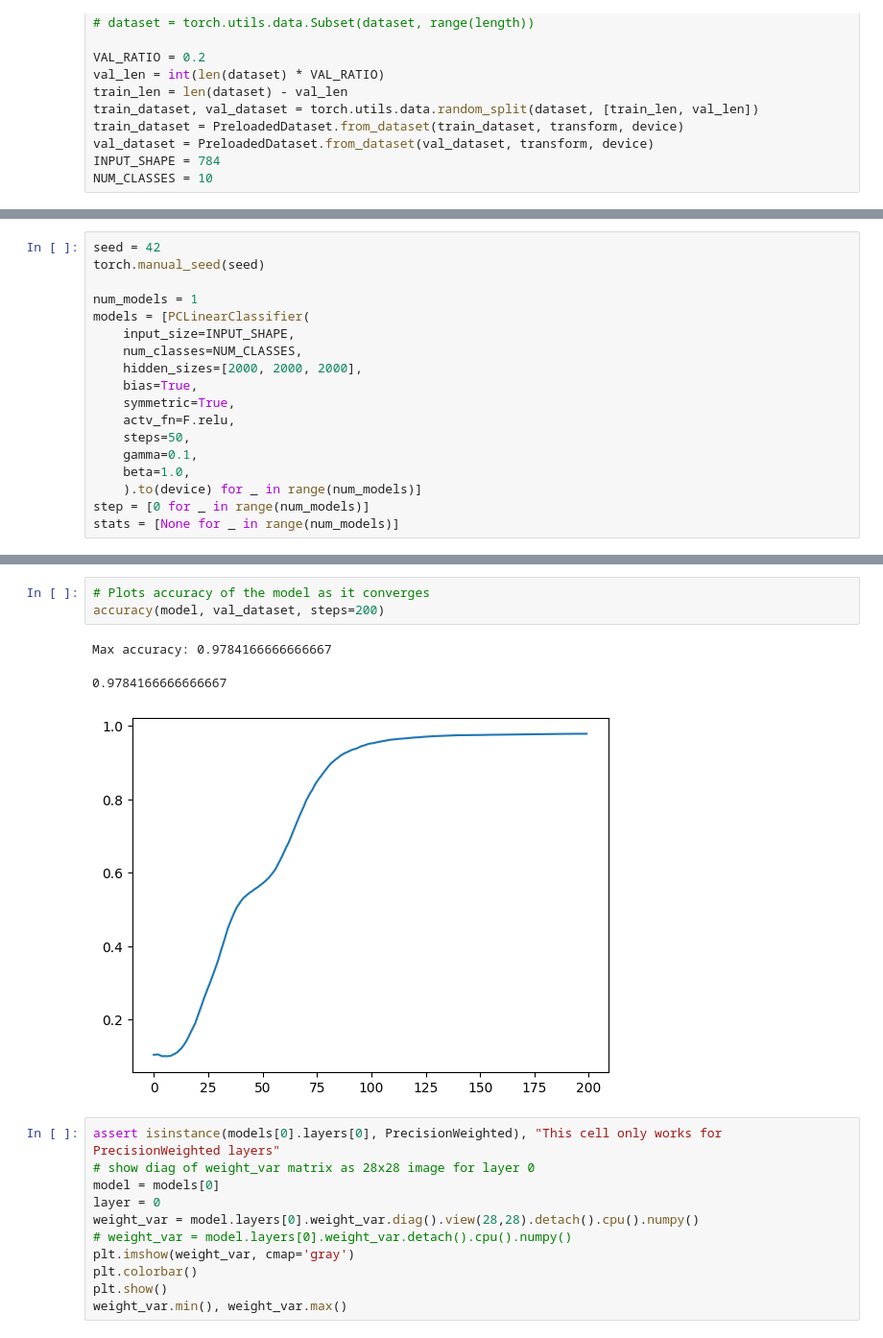
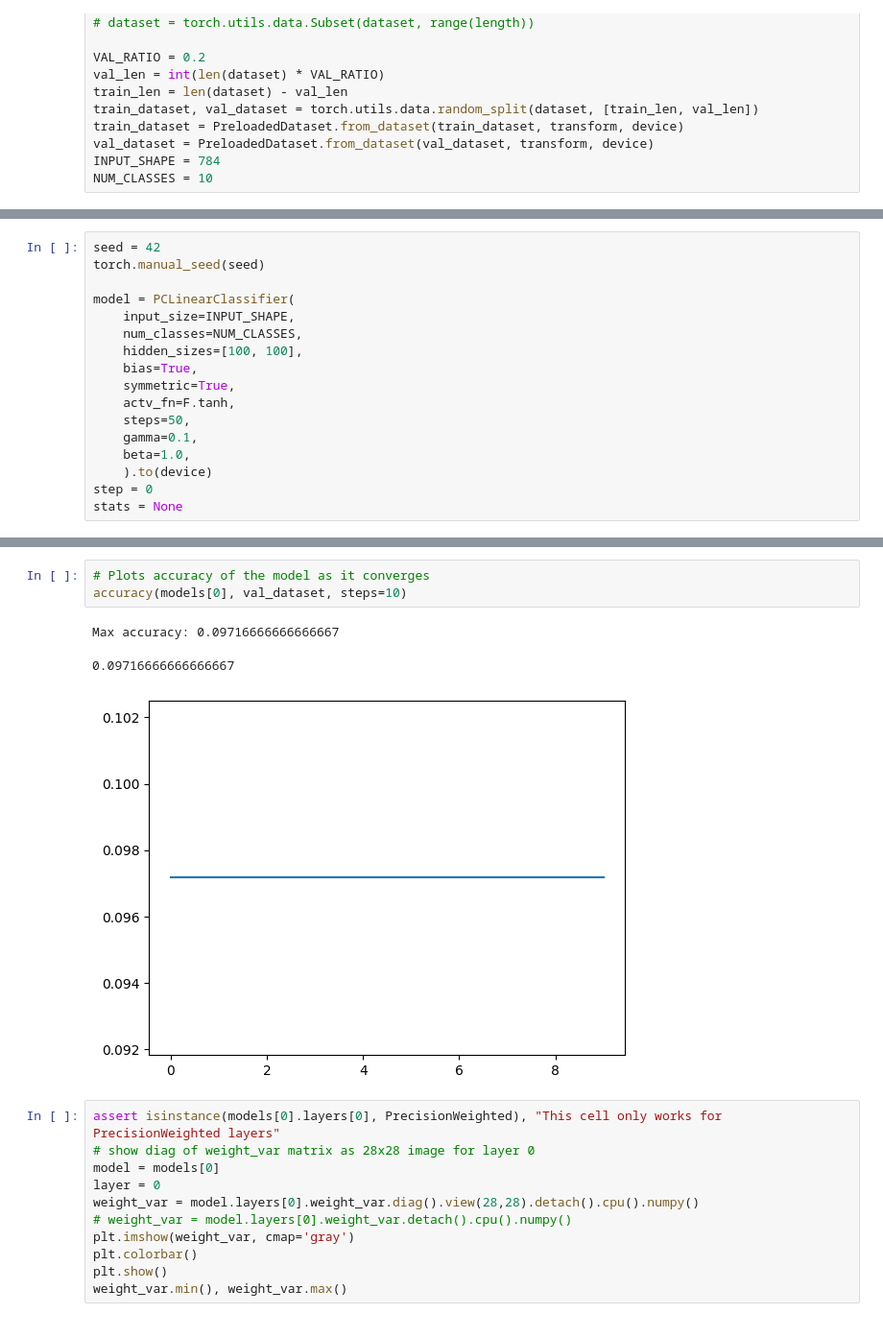
Before and after one commit to joeagriffith/pclib, a Jupyter notebook: mnist/mnist_pclinear.ipynb, the cells around one changed output, grey strips where cells are left out. Shown at 96% size. Drawn from its saved outputs; the diff is of its cells as text.

```diff
--- a/mnist/mnist_pclinear.ipynb
+++ b/mnist/mnist_pclinear.ipynb
@@ -90,20 +91,19 @@ Min value:  tensor(-0.4242, device='cuda:0')
 seed = 42
 torch.manual_seed(seed)
 
-num_models = 1
-models = [PCLinearClassifier(
+model = PCLinearClassifier(
     input_size=INPUT_SHAPE,
     num_classes=NUM_CLASSES,
-    hidden_sizes=[2000, 2000, 2000],
+    hidden_sizes=[100, 100],
     bias=True,
     symmetric=True,
-    actv_fn=F.relu,
+    actv_fn=F.tanh,
     steps=50,
     gamma=0.1,
     beta=1.0,
-    ).to(device) for _ in range(num_models)]
-step = [0 for _ in range(num_models)]
-stats = [None for _ in range(num_models)]
+    ).to(device)
+step = 0
+stats = None
 # %%
 # Train Loop
 LEARNING_RATE = 3e-4
@@ -154,10 +173,10 @@ track_vfe(models[0], x, steps=100, plot_Es=True)
 # %%
 # Plots accuracy of the model as it converges
-accuracy(model, val_dataset, steps=200)
+accuracy(models[0], val_dataset, steps=10)
 # %% [output]
-Max accuracy: 0.9784166666666667
+Max accuracy: 0.09716666666666667
-0.9784166666666667
+0.09716666666666667
-[figure, old version]
+[figure, new version]
 # %%
 assert isinstance(models[0].layers[0], PrecisionWeighted), "This cell only works for PrecisionWeighted layers"
 # show diag of weight_var matrix as 28x28 image for layer 0
```
Also changed, not shown: parts of 6 cells of this notebook, 6 other files.
